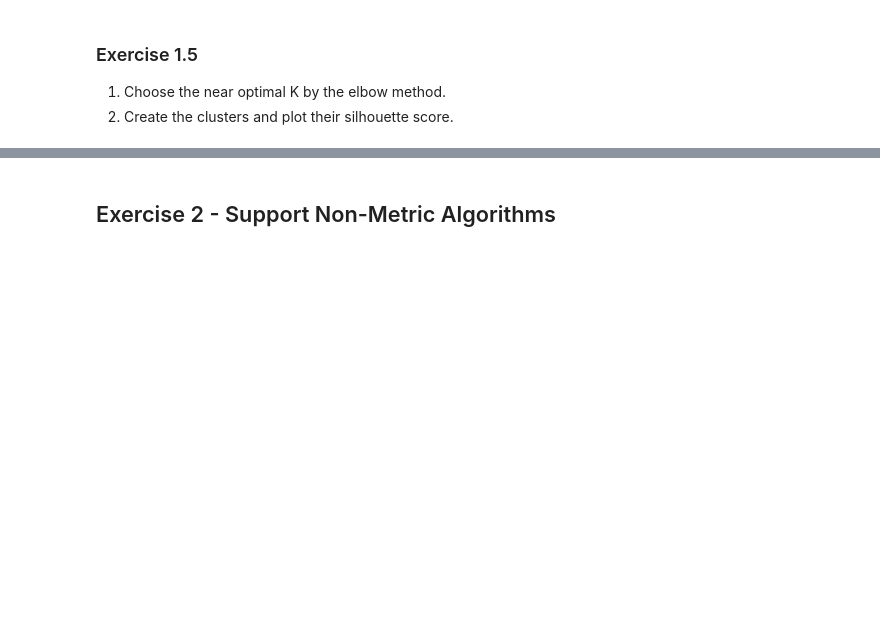
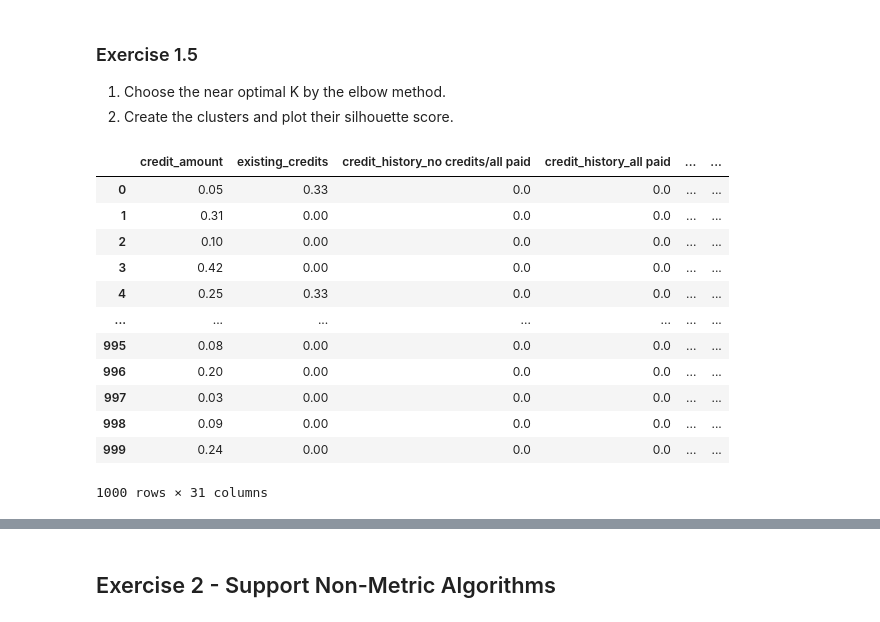
Before and after one commit to OrPerets/ml-for-business-analytics, a Jupyter notebook: practices/Practice 1 - Feature Encoding.ipynb, the cells around one changed output, grey strips where cells are left out. Saved outputs shown, nothing was run; the diff lists cells and outputs as text; code cells hidden in the pictures; blank space fills up the shorter version.

```diff
--- a/practices/Practice 1 - Feature Encoding.ipynb
+++ b/practices/Practice 1 - Feature Encoding.ipynb
@@ -216,3 +223,22 @@ def get_kmeans_accuracy(data, top_k):
 
 1. Choose the near optimal K by the elbow method.
 2. Create the clusters and plot their silhouette score.
+# %%
+kmeans = KMeans(n_clusters = 5, init = 'k-means++')
+kmeans.fit(one_hot_data)
+one_hot_data["cluster"] = kmeans.labels_
+one_hot_data
+# %% [output]
+|  | credit_amount | existing_credits | credit_history_no credits/all paid | credit_history_all paid | ... | ... |
+| 0 | 0.05 | 0.33 | 0.0 | 0.0 | ... | ... |
+| 1 | 0.31 | 0.00 | 0.0 | 0.0 | ... | ... |
+| 2 | 0.10 | 0.00 | 0.0 | 0.0 | ... | ... |
+| 3 | 0.42 | 0.00 | 0.0 | 0.0 | ... | ... |
+| 4 | 0.25 | 0.33 | 0.0 | 0.0 | ... | ... |
+| ... | ... | ... | ... | ... | ... | ... |
+| 995 | 0.08 | 0.00 | 0.0 | 0.0 | ... | ... |
+| 996 | 0.20 | 0.00 | 0.0 | 0.0 | ... | ... |
+| 997 | 0.03 | 0.00 | 0.0 | 0.0 | ... | ... |
+| 998 | 0.09 | 0.00 | 0.0 | 0.0 | ... | ... |
+| 999 | 0.24 | 0.00 | 0.0 | 0.0 | ... | ... |
+1000 rows × 31 columns
```
Also changed, not shown: parts of 5 cells of this notebook, 4 other files.
